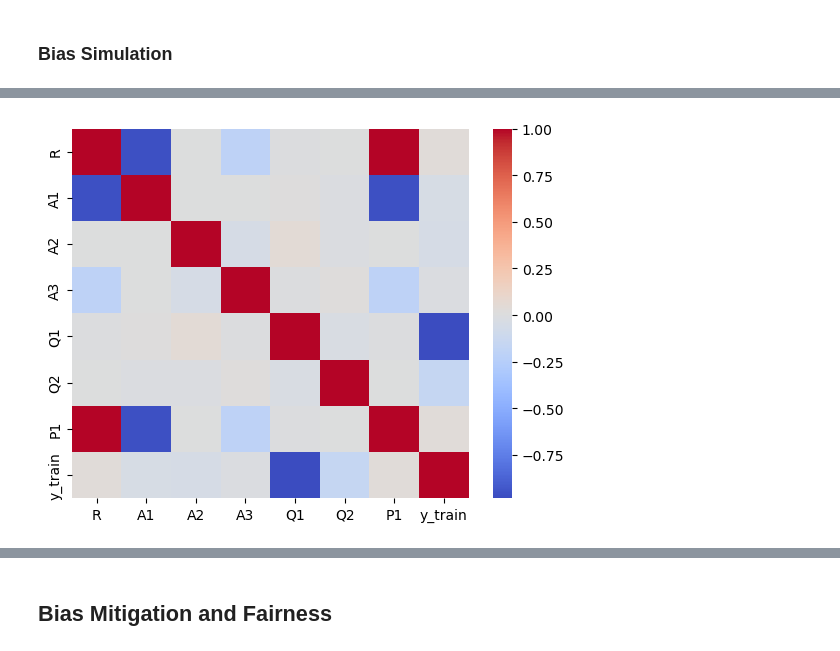
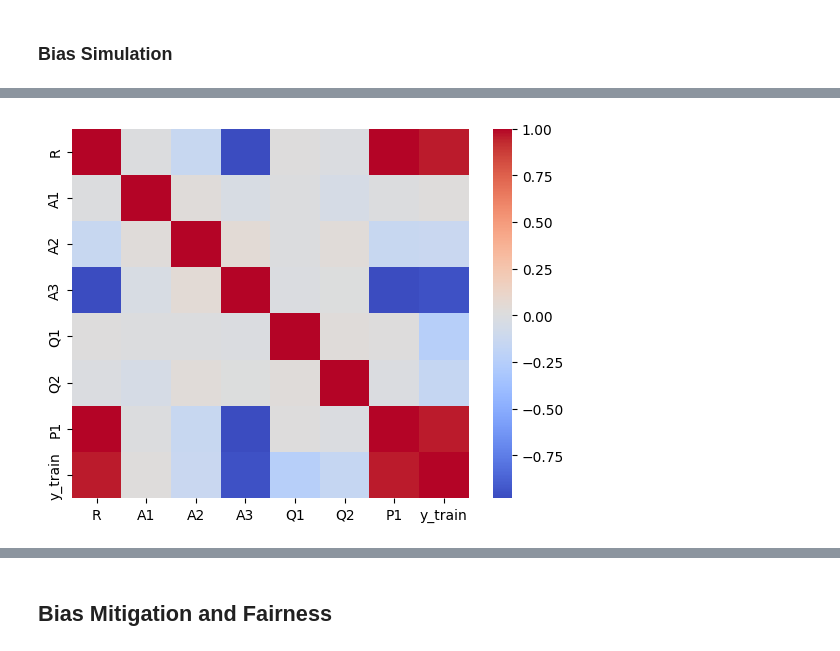
Before and after one commit to PRCSousa/Tabular-Bias-Simulation-And-Mitigation, a Jupyter notebook: main.ipynb, the cells around one changed output, grey strips where cells are left out. Drawn from its saved outputs; the diff is of its cells as text; code cells hidden in the pictures.

```diff
--- a/main.ipynb
+++ b/main.ipynb
@@ -239,24 +269,26 @@ def create_synth(var_config):
 
     return X_train, X_ind_train, X_supp_train, X_test, X_ind_test, X_supp_test, y_train, y_test, y_train_real, y_test_real
 # %%
-dim = 1000 # Dimension of the dataset
+dim = 3000 # Dimension of the dataset
 
 vars = {
+    'dim' : dim,
     # R is the main variable that represetns the target variable (normal, uniform, binomial)
+    # after bias application, values get mapped in the same distribution to fit the min/max interval, in the same ratio
     'R': [
-        {'Name': 'R1', 'mean': 100, 'std': 10, 'function': 'normal'},
+        {'Name': 'R1', 'mean': 100, 'std': 50, 'function': 'binomial', 'min': 40000, 'max': 85000},
     ],
     # A is a group of variables that influence the target variable through historical bias.
     # It can have measurement bias and be used to represent undersamlped instances.
     'A': [
-        {'name': 'A1', 'hist_bias': 100, 'meas_bias': 10, 'undersampling_rate': 0, 'binary': True},
-        {'name': 'A2', 'hist_bias': 0, 'meas_bias': 50, 'undersampling_rate': 1, 'binary': False},
-        {'name': 'A3', 'hist_bias': 20, 'meas_bias': 0, 'undersampling_rate': 0, 'binary': True},
+        {'name': 'A1', 'hist_bias': 10, 'meas_bias': 10, 'undersampling_rate': 0, 'binary': True},
+        {'name': 'A2', 'hist_bias': 50, 'meas_bias': 10, 'undersampling_rate': 0.5, 'binary': True},
+        {'name': 'A3', 'hist_bias': 1000, 'meas_bias': 10, 'undersampling_rate': 0.9, 'binary': True},
     ],
     # Q is a group of variables that can or not influence the target variable, depending on the importance. (normal, uniform, binomial)
     'Q': [
-        {'name': 'Q1', 'importance': 1000, 'hist_bias': 10, 'func': 'normal'},
-        {'name': 'Q2', 'importance': 200, 'hist_bias': 10, 'func': 'uniform'},
+        {'name': 'Q1', 'importance': 50, 'hist_bias': 10, 'func': 'normal'},
+        {'name': 'Q2', 'importance': 100, 'hist_bias': 50, 'func': 'uniform'},
     ],
     # P is a group of variables that are used as proxies for the target variable, value is usually random.
     'P': [
@@ -287,6 +323,7 @@ plt.show()
 # %%
 X_train['y_train'] = y_train
 sns.heatmap(X_train.corr(), fmt=".2f", cmap='coolwarm')
 plt.show()
+X_train.drop('y_train', axis=1, inplace=True)
 # %% [output]
-[figure, old version]
+[figure, new version]
```
Also changed, not shown: parts of 17 cells of this notebook, 1 other file.
